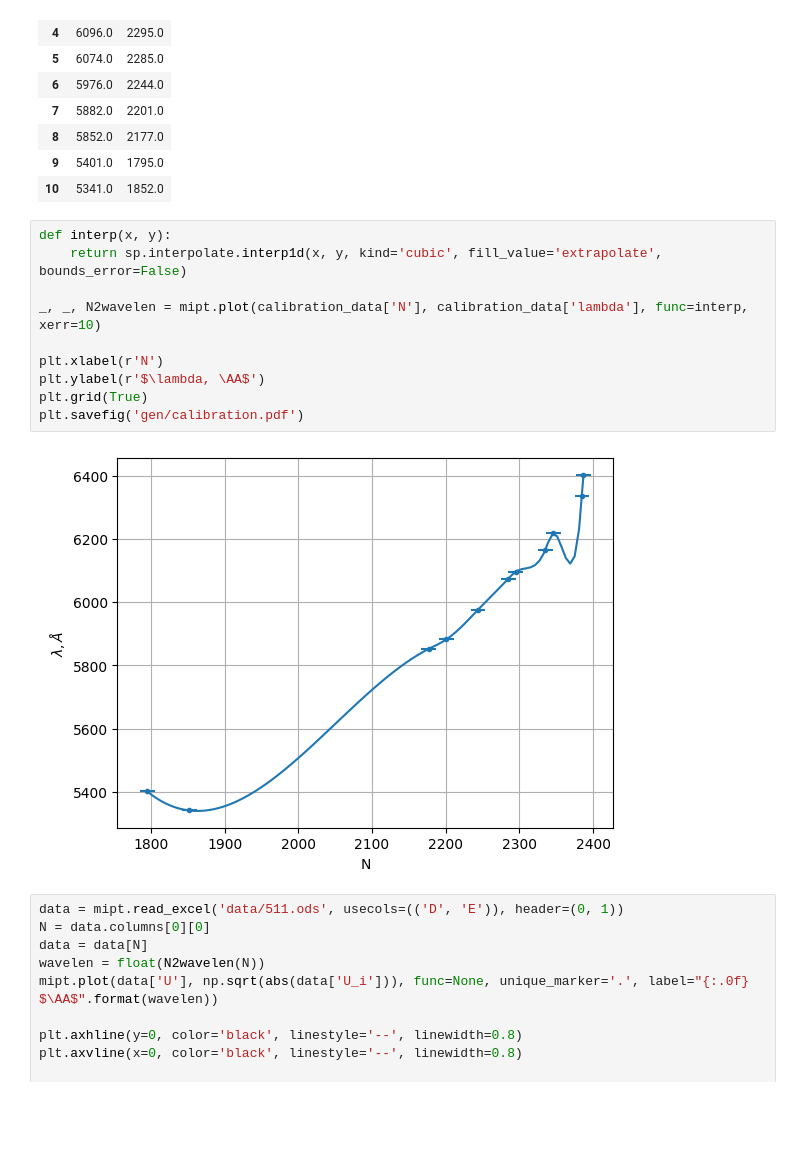
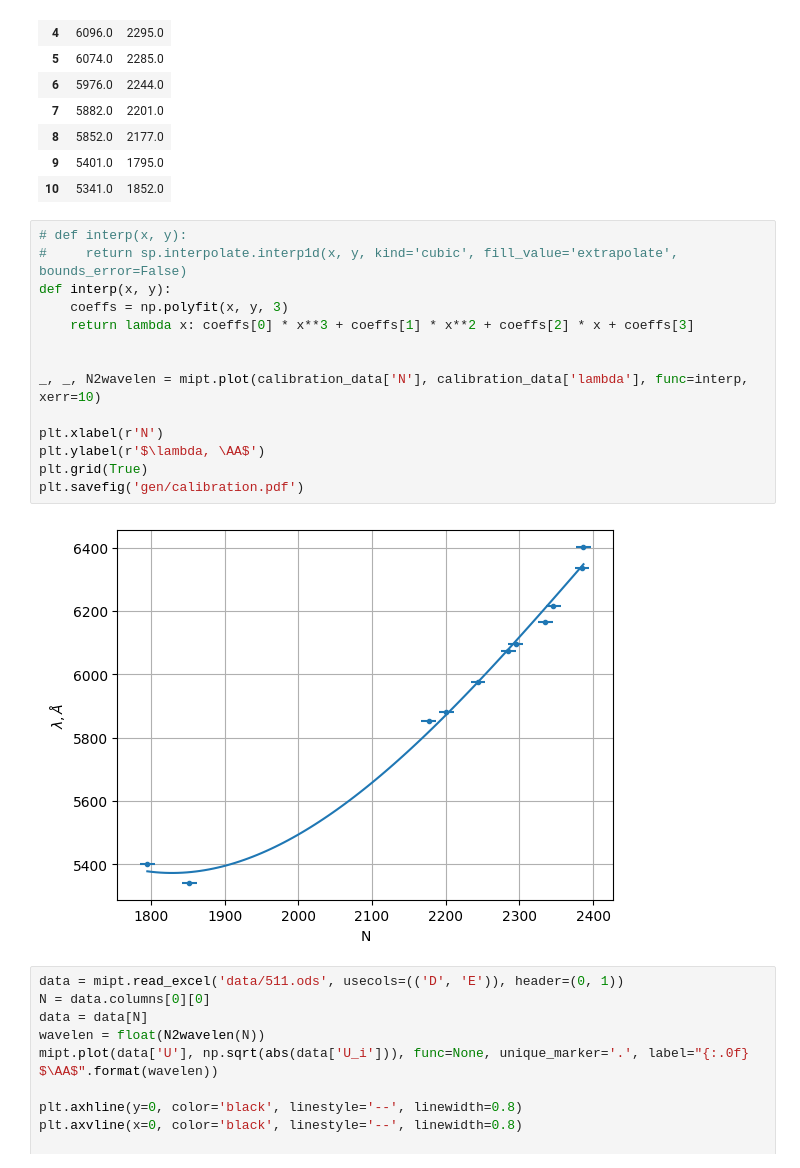
Before and after one commit to XelerT/mipt_labs, a Jupyter notebook: 5.1.1/511.ipynb, the cells around one changed output. Drawn from its saved outputs; the diff is of its cells as text; blank space fills up the shorter version.

```diff
--- a/5.1.1/511.ipynb
+++ b/5.1.1/511.ipynb
@@ -50,17 +50,21 @@ calibration_data
 | 9 | 5401.0 | 1795.0 |
 | 10 | 5341.0 | 1852.0 |
 # %%
+# def interp(x, y):
+#     return sp.interpolate.interp1d(x, y, kind='cubic', fill_value='extrapolate', bounds_error=False)
 def interp(x, y):
-    return sp.interpolate.interp1d(x, y, kind='cubic', fill_value='extrapolate', bounds_error=False)
+    coeffs = np.polyfit(x, y, 3)
+    return lambda x: coeffs[0] * x**3 + coeffs[1] * x**2 + coeffs[2] * x + coeffs[3]
+
 
 _, _, N2wavelen = mipt.plot(calibration_data['N'], calibration_data['lambda'], func=interp, xerr=10)
 
 plt.xlabel(r'N')
 plt.ylabel(r'$\lambda, \AA$')
 plt.grid(True)
 plt.savefig('gen/calibration.pdf')
 # %% [output]
-[figure, old version]
+[figure, new version]
 # %%
 data = mipt.read_excel('data/511.ods', usecols=(('D', 'E')), header=(0, 1))
 N = data.columns[0][0]
```
Also changed, not shown: 7 other files.
